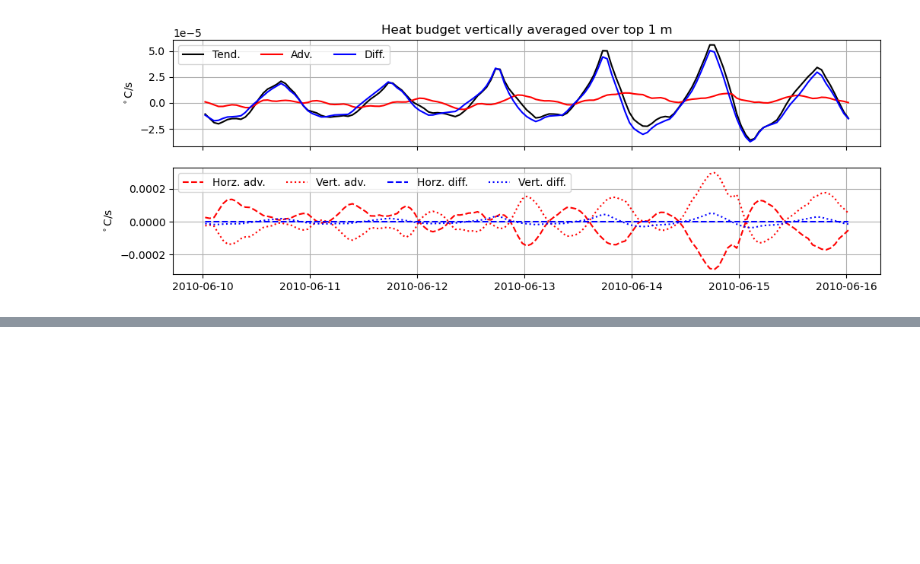
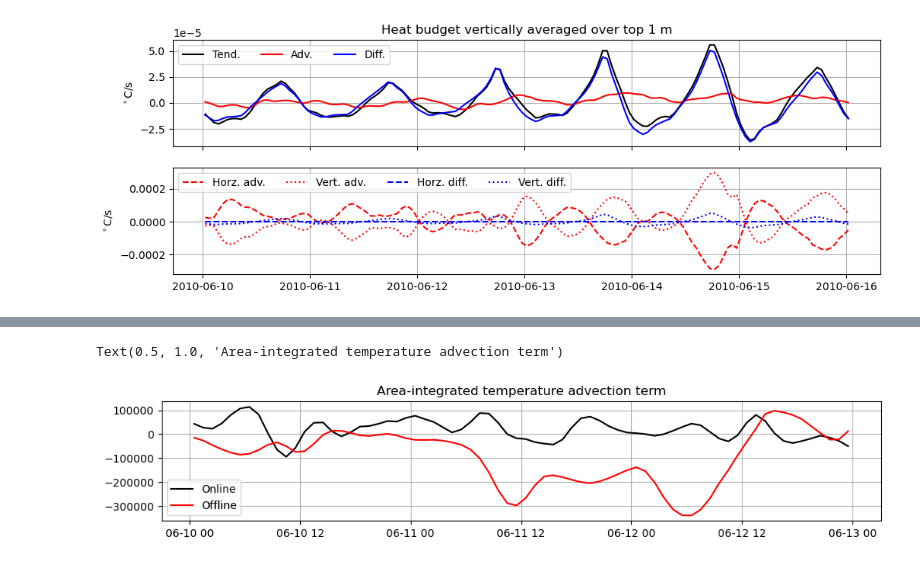
Before and after one commit to dylanschlichting/sunrise_student_led, a Jupyter notebook: txla_model/heat_budget_diagnostics.ipynb, the cells around one changed output, grey strips where cells are left out. Drawn from its saved outputs; the diff is of its cells as text; code cells hidden in the pictures; blank space fills up the shorter version.

```diff
--- a/txla_model/heat_budget_diagnostics.ipynb
+++ b/txla_model/heat_budget_diagnostics.ipynb
@@ -210,0 +271,9 @@ for i in range(2):
+# %%
+hadv = (ds.temp_hadv*dsa[1].dV).where(box).sel(ocean_time=tslice).sum(['eta_rho','xi_rho','s_rho']).load()
+vadv = (ds.temp_vadv*dsa[1].dV).where(box).sel(ocean_time=tslice).sum(['eta_rho','xi_rho','s_rho']).load()
+T_adv = hadv+vadv
+# %%
+boxloc = dsa[0].temp.where(box,drop=True)
+xislice = slice(boxloc.xi_rho[0].values, boxloc.xi_rho[-1].values)
+etaslice = slice(boxloc.eta_rho[0].values, boxloc.eta_rho[-1].values)
+print(xislice,etaslice)
@@ -210,0 +410,24 @@ for i in range(2):
+# %%
+etaslice = slice(273,460)
+xislice = slice(423,512)
+
+# Temp for the four control surfaces
+tempds = temp_cv(dsa[1],box,tslice,grida[1],etaslice,xislice)
+tempds = tempds.load()
+# Volume fluxes for the four control surfaces
+Qds, vol_adv = volume_flux(dsa[1], grida[1],box, tslice, xislice, etaslice)
+# Temp advection that is volume integrated
+Qtds= temp_flux(tempds, Qds)
+temp_xr = -(Qtds.QtW.sum(['eta_rho', 's_rho'])-Qtds.QtE.sum(['eta_rho', 's_rho']) \
+             +Qtds.QtS.sum(['xi_rho', 's_rho'])-Qtds.QtN.sum(['xi_rho', 's_rho'])).load()
+# %%
+fig, ax = plt.subplots(1,1, figsize = (12,2))
+
+ax.plot(T_adv.ocean_time, T_adv, label = 'Online', lw = 1.5, c = 'k')
+ax.plot(T_adv.ocean_time, temp_xr, label = 'Offline', lw = 1.5, c = 'r')
+ax.legend()
+ax.grid()
+ax.set_title('Area-integrated temperature advection term')
+# %% [output]
+Text(0.5, 1.0, 'Area-integrated temperature advection term')
+[figure, added]
```
Also changed, not shown: parts of 12 cells of this notebook.
